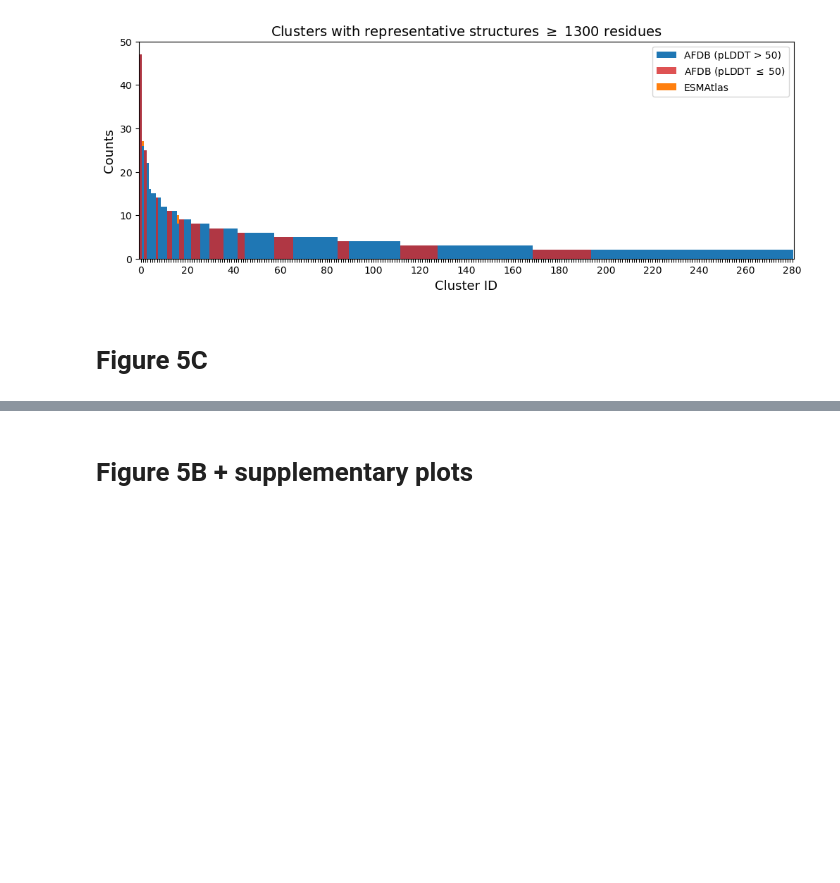
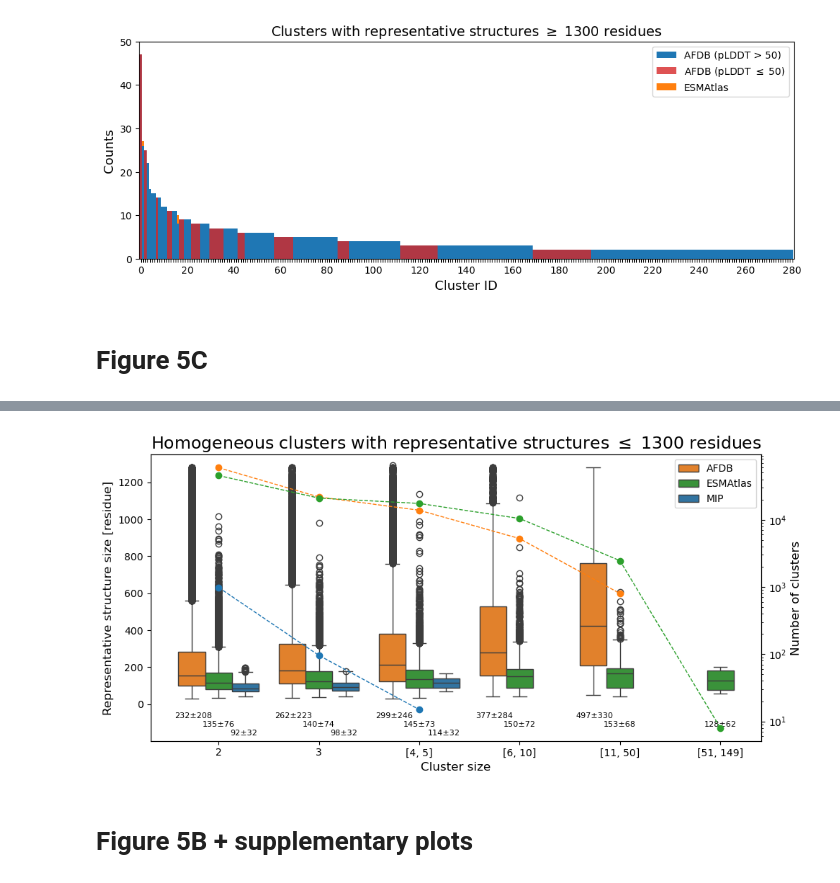
Before and after one commit to Tomasz-Lab/protein-structure-landscape, a Jupyter notebook: notebooks/Figure_5.ipynb, the cells around one changed output, grey strips where cells are left out. Cells and saved outputs as stored; diff of their text form; code cells hidden in the pictures; blank space fills up the shorter version.

Commit message:
Update notebooks for figure reproduction

```diff
--- a/notebooks/Figure_5.ipynb
+++ b/notebooks/Figure_5.ipynb
@@ -229,3 +208,80 @@ plt.show()
+# %%
+fig, ax = plt.subplots(1, 1, figsize=(10, 5))
+palette = [sns.color_palette("tab10")[k] for k in [1, 2, 0]]
+
+# Plot the boxplot
+g = sns.boxplot(
+    data=homo_clust_hq,
+    y='length',
+    x='total_counts_binned',
+    hue='DB',
+    ax=ax,
+    hue_order=['AFDB', 'ESMAtlas', 'MIP'],
+    palette=palette
+)
+
+# Clean up legend
+ax.legend().set_title('')
+for t, l in zip(g.legend_.texts, ['AFDB', 'ESMAtlas', 'MIP']):
+    t.set_text(l)
+
+# Secondary axis with log scale
+ax2 = ax.twinx()
+for i, db in enumerate(['AFDB', 'ESMAtlas', 'MIP']):
+    inp = homo_clust_lengths_hq[homo_clust_lengths_hq.DB == db].replace(0, np.nan)
+    ax2.plot(inp.total_counts_binned, inp['count'], '--o', lw=1, color=palette[i])
+
+ax2.set_yscale('log')
+ax.set_xlabel('Cluster size', fontsize=12)
+ax.set_ylim([-199, 1350])
+ax.set_ylabel('Representative structure size [residue]', fontsize=12)
+ax2.set_ylabel('Number of clusters', fontsize=12)
+
+plt.title(r'Homogeneous clusters with representative structures $\leq$ 1300 residues', fontsize=17)
+plt.tight_layout()
+sns.move_legend(g, "upper right")
+
+# Add mean ± std below each box (x-category + DB combo)
+xticks = ax.get_xticks()
+xticklabels = ax.get_xticklabels()
+xlabels = [tick.get_text() for tick in xticklabels]
+hue_order = ['AFDB', 'ESMAtlas', 'MIP']
+n_hue = len(hue_order)
+
+# Width between boxplots per x-bin
+tick_spacing = xticks[1] - xticks[0] if len(xticks) > 1 else 1
+offsets = np.linspace(-0.25, 0.25, n_hue) * tick_spacing   # Adjust spacing if needed
+
+# Ladder-style vertical spacing
+base_y = ax.get_ylim()[0] + 0.1 * (ax.get_ylim()[1] - ax.get_ylim()[0])
+y_step = 0.03 * (ax.get_ylim()[1] - ax.get_ylim()[0])  # space between lines
+
+for i, xcat in enumerate(xlabels):
+    for j, db in enumerate(hue_order):
+        # Filter data for this x-bin and DB
+        sub_df = homo_clust_hq[
+            (homo_clust_hq['total_counts_binned'] == xcat) &
+            (homo_clust_hq['DB'] == db)
+        ]
+        if not sub_df.empty:
+            mean = sub_df['length'].mean()
+            std = sub_df['length'].std()
+            xpos = xticks[i] + offsets[j]
+
+            # Apply ladder-style vertical spacing
+            ypos = base_y - j * y_step
+
+            ax.text(
+                xpos,
+                ypos,
+                f'{mean:.0f}±{std:.0f}',
+                ha='center',
+                va='top',
+                fontsize=8,
+            )
+plt.show()
+# %% [output]
+[figure, added]
 # %% [markdown]
 # Figure 5B + supplementary plots
 # %% [markdown]
```
Also changed, not shown: parts of 69 cells of this notebook, 2 other files.
